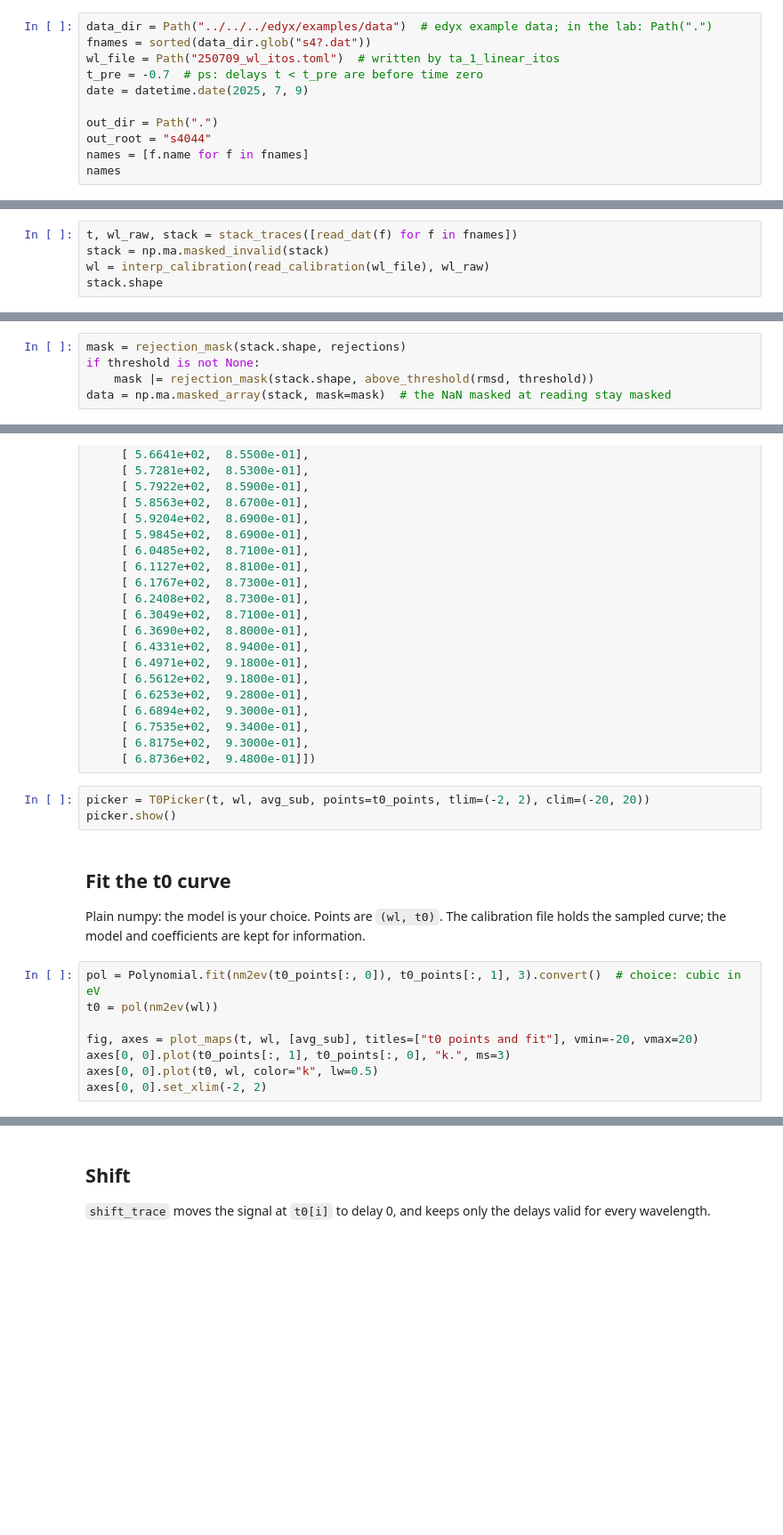
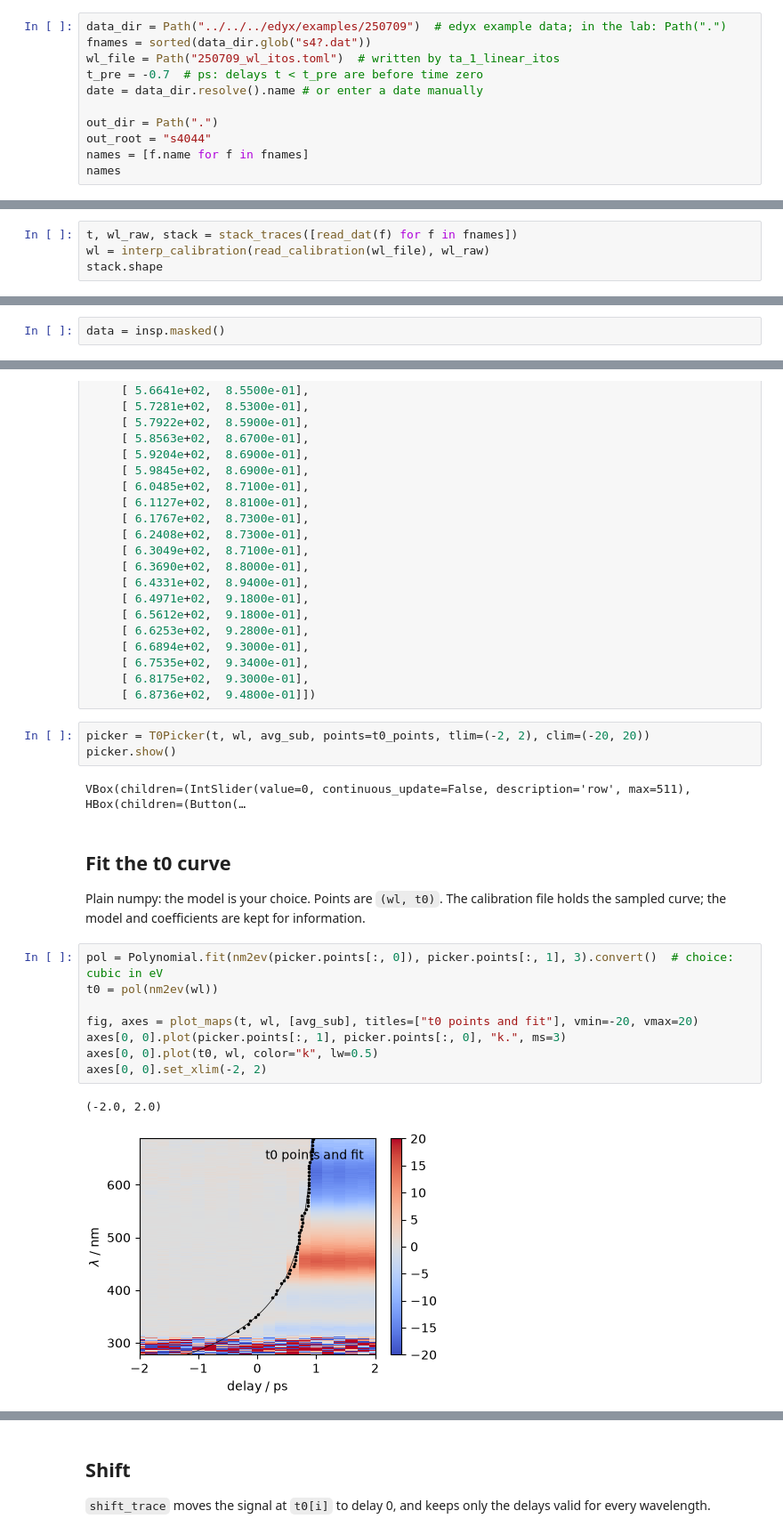
Before and after one commit to spalato/edyxlib, a Jupyter notebook: pyspan/examples/TA/ta_2_processing.ipynb, the cells around one changed output, grey strips where cells are left out. Shown at 89% size. Cells and saved outputs as stored; diff of their text form; blank space fills up the shorter version.

```diff
--- a/pyspan/examples/TA/ta_2_processing.ipynb
+++ b/pyspan/examples/TA/ta_2_processing.ipynb
@@ -31,11 +31,11 @@ from pyspan.decisions import above_threshold, rejection_mask, rmsd_vs_median
 # %% [markdown]
 ## Parameters
 # %%
-data_dir = Path("../../../edyx/examples/data")  # edyx example data; in the lab: Path(".")
+data_dir = Path("../../../edyx/examples/250709")  # edyx example data; in the lab: Path(".")
 fnames = sorted(data_dir.glob("s4?.dat"))
 wl_file = Path("250709_wl_itos.toml")  # written by ta_1_linear_itos
 t_pre = -0.7  # ps: delays t < t_pre are before time zero
-date = datetime.date(2025, 7, 9)
+date = data_dir.resolve().name # or enter a date manually
 
 out_dir = Path(".")
 out_root = "s4044"
@@ -49,6 +51,5 @@ The wavelength calibration is applied right after reading: every later step, t0
 the calibrated axis.
 # %%
 t, wl_raw, stack = stack_traces([read_dat(f) for f in fnames])
-stack = np.ma.masked_invalid(stack)
 wl = interp_calibration(read_calibration(wl_file), wl_raw)
 stack.shape
@@ -75,8 +82,5 @@ insp.show()
 # %%
-mask = rejection_mask(stack.shape, rejections)
-if threshold is not None:
-    mask |= rejection_mask(stack.shape, above_threshold(rmsd, threshold))
-data = np.ma.masked_array(stack, mask=mask)  # the NaN masked at reading stay masked
+data = insp.masked()
 # %% [markdown]
 ## Average and subtract the pre-t0 spectrum
 # %%
@@ -155,18 +163,23 @@ t0_points = np.array([[ 3.2290e+02, -3.3100e-01],
 # %%
 picker = T0Picker(t, wl, avg_sub, points=t0_points, tlim=(-2, 2), clim=(-20, 20))
 picker.show()
+# %% [output]
+VBox(children=(IntSlider(value=0, continuous_update=False, description='row', max=511), HBox(children=(Button(…
 # %% [markdown]
 ## Fit the t0 curve
 
 Plain numpy: the model is your choice. Points are `(wl, t0)`. The calibration file holds the
 sampled curve; the model and coefficients are kept for information.
 # %%
-pol = Polynomial.fit(nm2ev(t0_points[:, 0]), t0_points[:, 1], 3).convert()  # choice: cubic in eV
+pol = Polynomial.fit(nm2ev(picker.points[:, 0]), picker.points[:, 1], 3).convert()  # choice: cubic in eV
 t0 = pol(nm2ev(wl))
 
 fig, axes = plot_maps(t, wl, [avg_sub], titles=["t0 points and fit"], vmin=-20, vmax=20)
-axes[0, 0].plot(t0_points[:, 1], t0_points[:, 0], "k.", ms=3)
+axes[0, 0].plot(picker.points[:, 1], picker.points[:, 0], "k.", ms=3)
 axes[0, 0].plot(t0, wl, color="k", lw=0.5)
 axes[0, 0].set_xlim(-2, 2)
+# %% [output]
+(-2.0, 2.0)
+[figure, added]
 # %%
 out_dir.mkdir(exist_ok=True)
```
Also changed, not shown: parts of 10 cells of this notebook, 1 other file.
